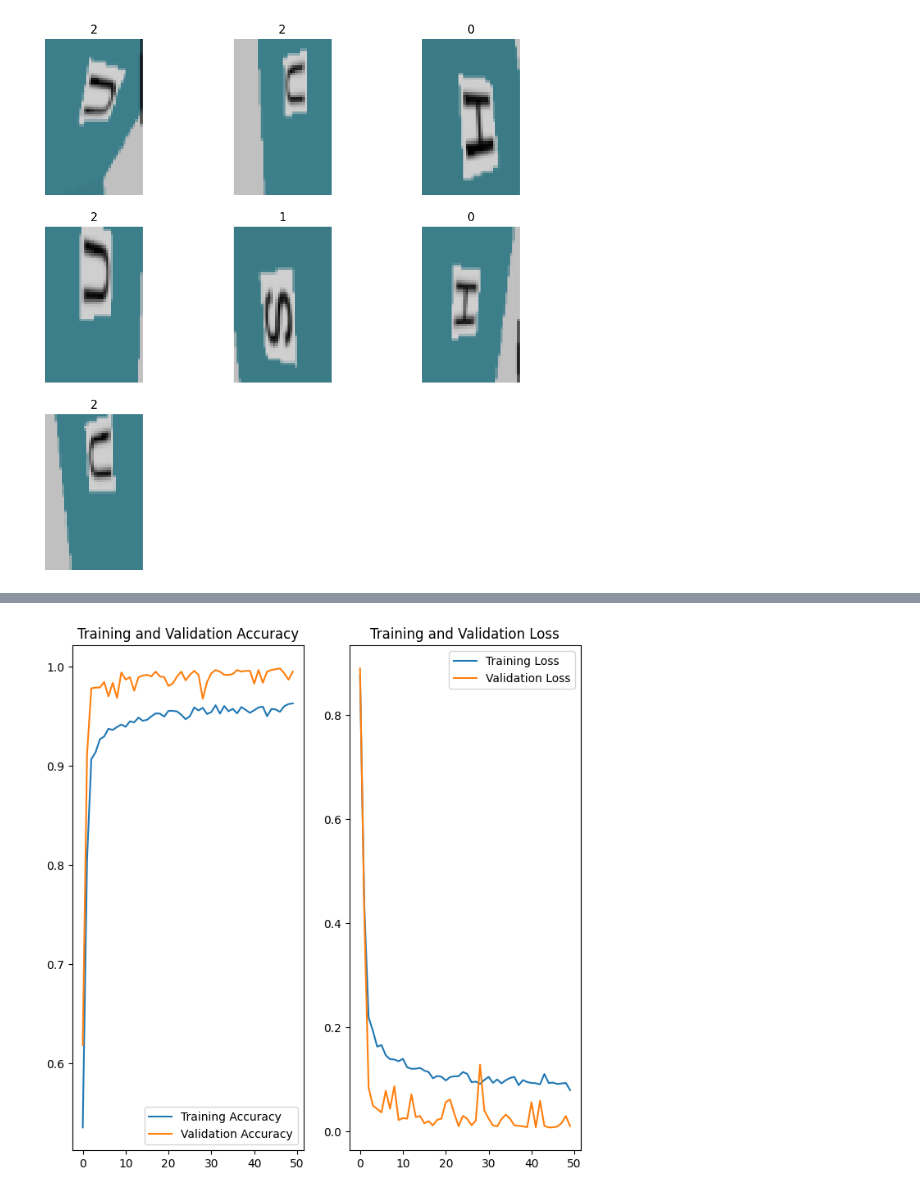
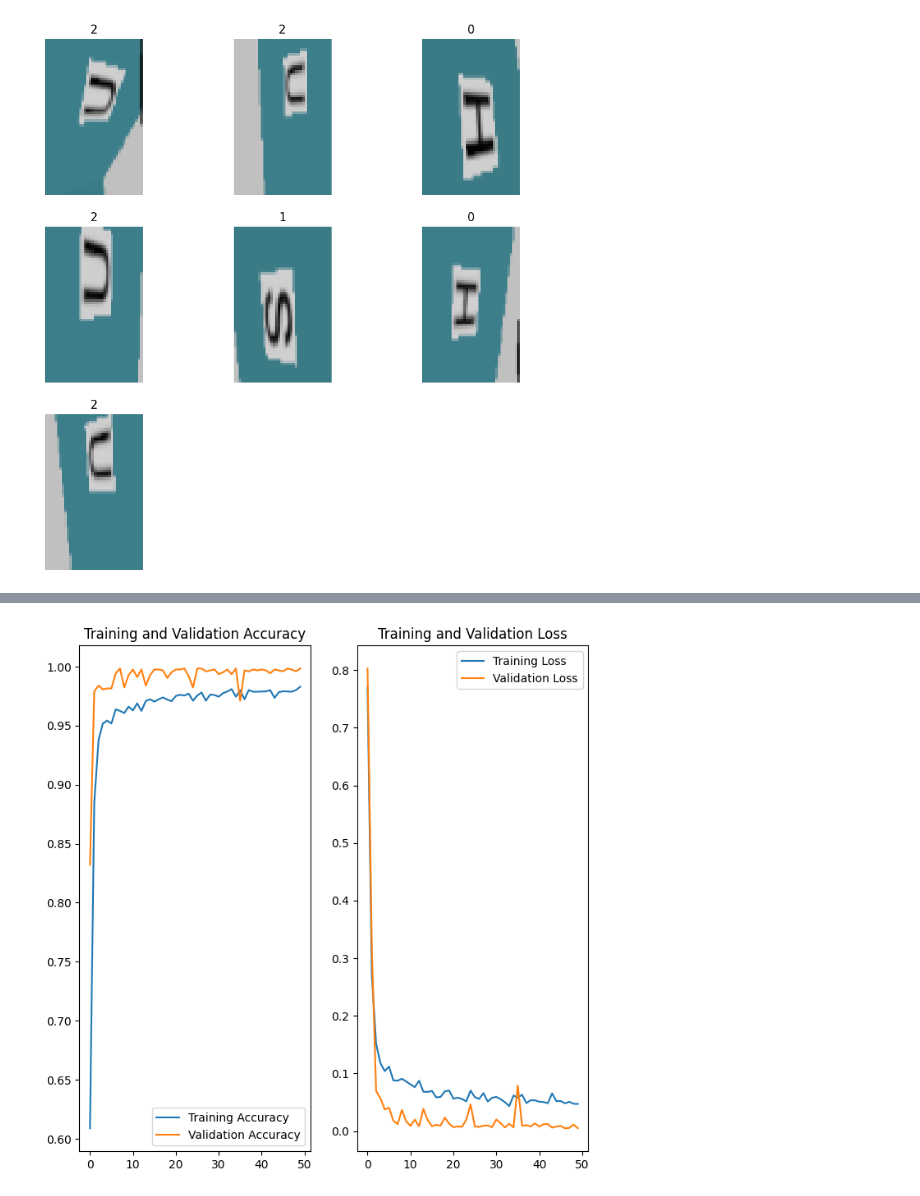
Before and after one commit to Quantumlyy/rcj-erebus-fixture-model, a Jupyter notebook: Main.ipynb, the cells around one changed output, grey strips where cells are left out. Saved outputs shown, nothing was run; the diff lists cells and outputs as text; code cells hidden in the pictures.

```diff
--- a/Main.ipynb
+++ b/Main.ipynb
@@ -105,4 +106,7 @@ train_ds = train_ds.map(
 # Prefetching samples in GPU memory helps maximize GPU utilization.
 train_ds = train_ds.prefetch(tf.data.AUTOTUNE)
 val_ds = val_ds.prefetch(tf.data.AUTOTUNE)
+# %%
+input_shape=image_size + (3,)
+num_classes=len(folders)
 # %%
@@ -164,0 +141,9 @@ Epoch 50/50
+# %%
+tuner = kt.Hyperband(
+    model_builder,
+    objective='val_accuracy',
+    max_epochs=10,
+    factor=3,
+    directory='kt',
+    project_name='erebus'
+)
@@ -164,0 +152,11 @@ Epoch 50/50
+# %%
+tuner.search(train_ds, validation_data=val_ds, epochs=50, validation_split=0.2, callbacks=[stop_early])
+
+# Get the optimal hyperparameters
+best_hps = tuner.get_best_hyperparameters(num_trials=1)[0]
+
+print(f"""
+The hyperparameter search is complete. The optimal number of units in the first densely-connected
+layer is {best_hps.get('units')} and the optimal learning rate for the optimizer
+is {best_hps.get('learning_rate')}.
+""")
@@ -164,0 +173,8 @@ Epoch 50/50
+# %%
+model = tuner.hypermodel.build(best_hps)
+history = model.fit(
+    train_ds,
+    validation_data=val_ds,
+    epochs=50,
+    validation_split=0.2
+)
@@ -165,25 +199,25 @@ Epoch 50/50
 # %%
 acc = history.history['accuracy']
 val_acc = history.history['val_accuracy']
 
 loss = history.history['loss']
 val_loss = history.history['val_loss']
 
-epochs_range = range(default_epochs)
+epochs_range = range(50)
 
 plt.figure(figsize=(8, 8))
 plt.subplot(1, 2, 1)
 plt.plot(epochs_range, acc, label='Training Accuracy')
 plt.plot(epochs_range, val_acc, label='Validation Accuracy')
 plt.legend(loc='lower right')
 plt.title('Training and Validation Accuracy')
 
 plt.subplot(1, 2, 2)
 plt.plot(epochs_range, loss, label='Training Loss')
 plt.plot(epochs_range, val_loss, label='Validation Loss')
 plt.legend(loc='upper right')
 plt.title('Training and Validation Loss')
 plt.show()
 # %% [output]
-[figure, old version]
+[figure, new version]
 # %%
```
Also changed, not shown: parts of 14 cells of this notebook, 3 other files.
